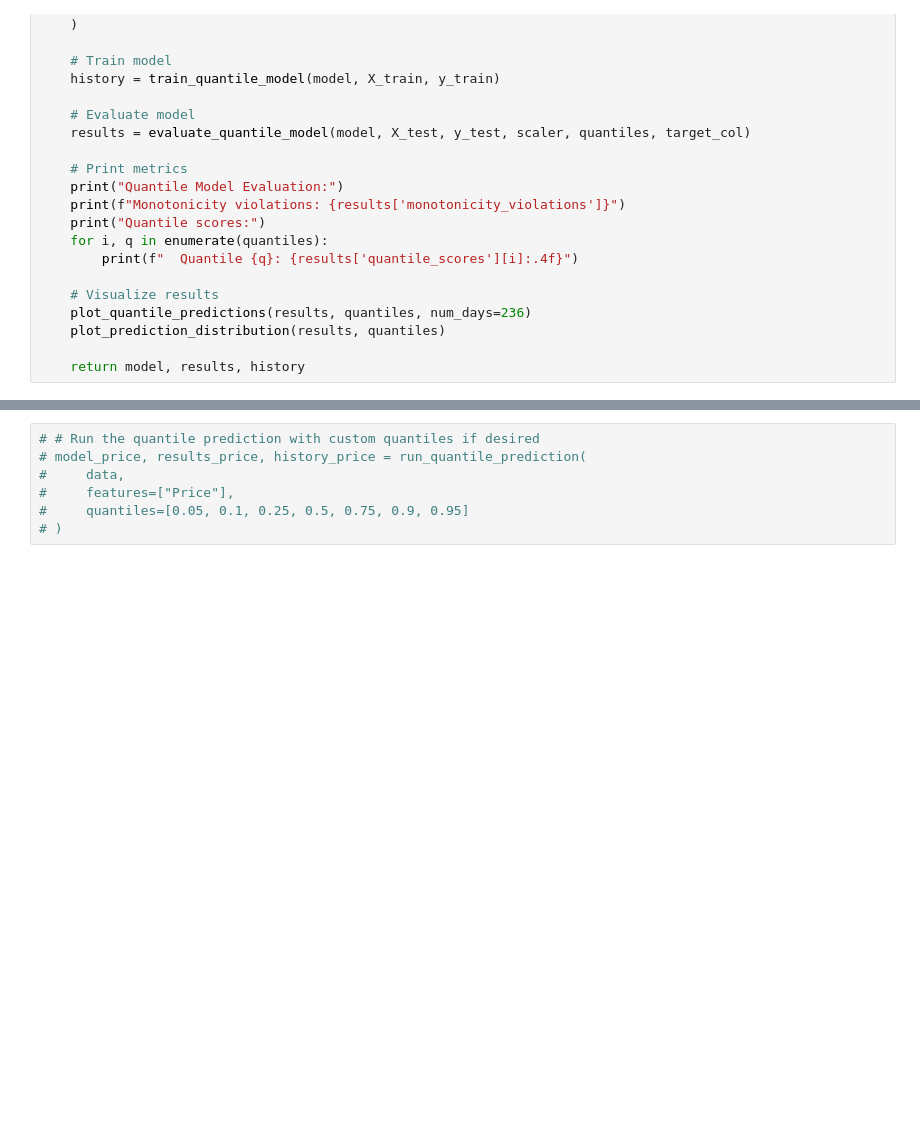
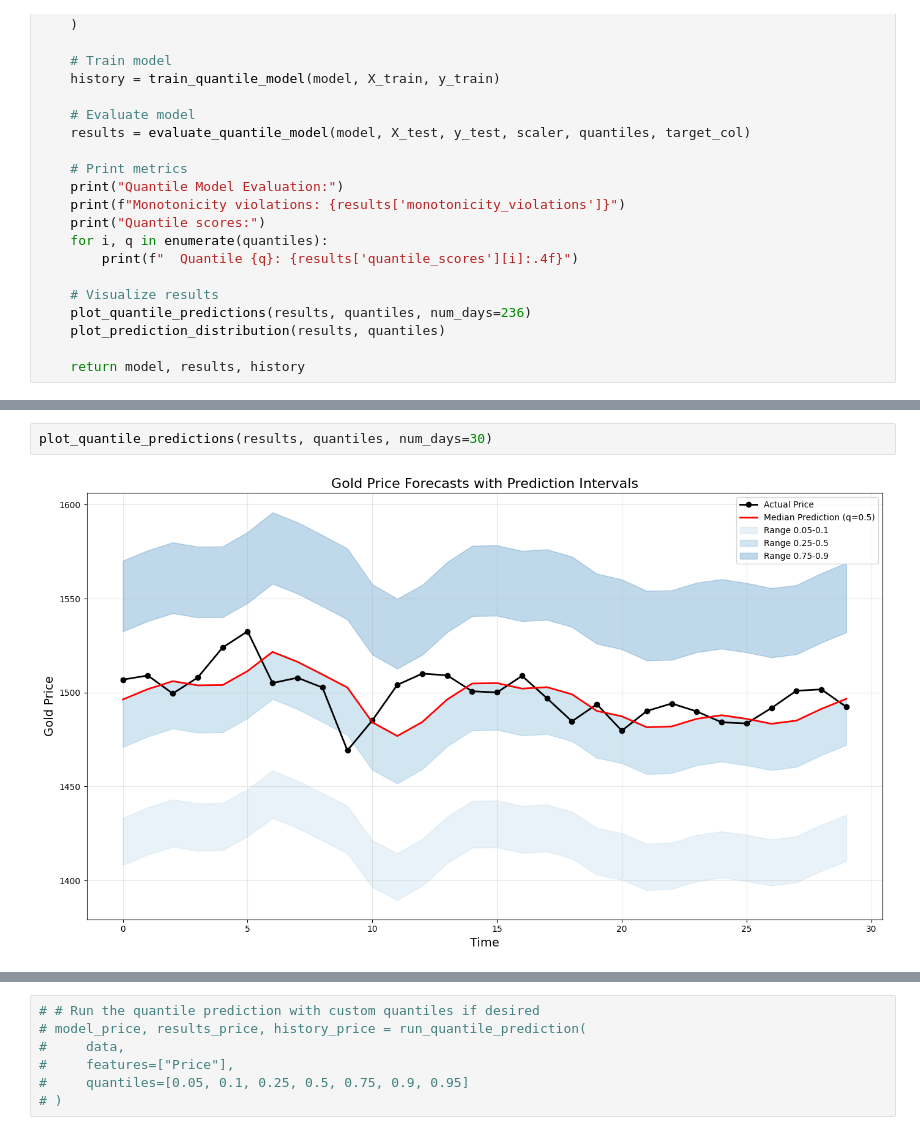
Before and after one commit to whyyouj/market-sentiment-analysis, a Jupyter notebook: gold_historical/lstm.ipynb, the cells around one changed output, grey strips where cells are left out. Cells and saved outputs as stored; diff of their text form; blank space fills up the shorter version.

```diff
--- a/gold_historical/lstm.ipynb
+++ b/gold_historical/lstm.ipynb
@@ -528,0 +529,4 @@ Epoch 6/40
+# %%
+plot_quantile_predictions(results, quantiles, num_days=30)
+# %% [output]
+[figure, added]
```
Also changed, not shown: parts of 2 cells of this notebook, 1 other file.
